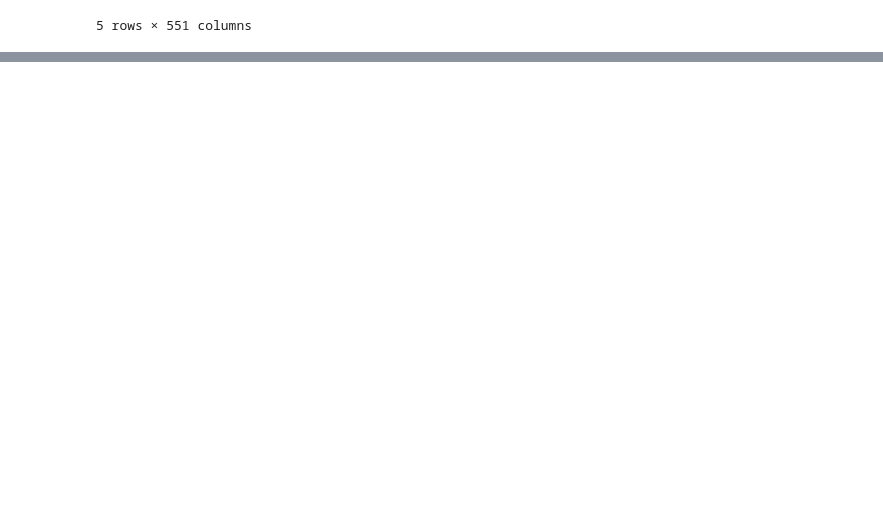
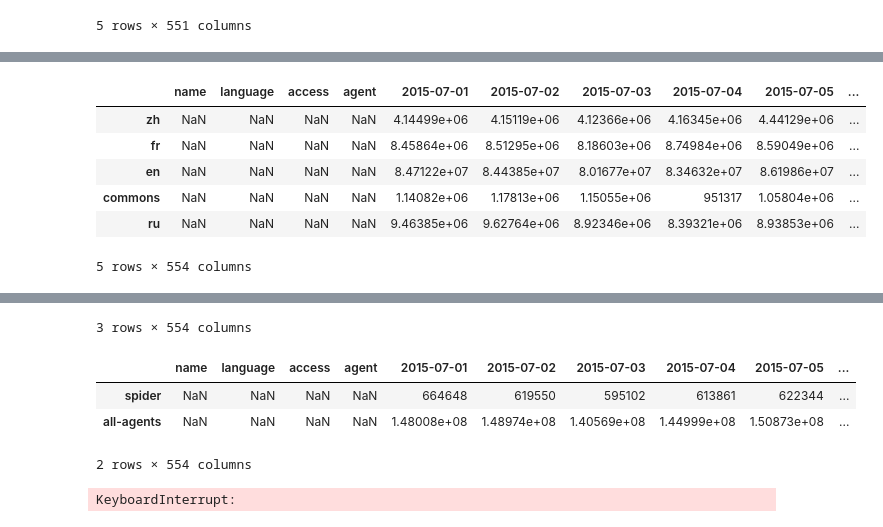
Before and after one commit to marcosscarpim/INF_0619_Final, a Jupyter notebook: data_analysis.ipynb, the cells around one changed output, grey strips where cells are left out. Cells and saved outputs as stored; diff of their text form; code cells hidden in the pictures; blank space fills up the shorter version.

```diff
--- a/data_analysis.ipynb
+++ b/data_analysis.ipynb
@@ -39,3 +39,50 @@ data.head()
 | 3 | 4minute | zh | all-access | spider | 35.0 | 13.0 | 10.0 | 94.0 | 4.0 | ... |
 | 4 | 52_Hz_I_Love_You | zh | all-access | spider | 0.0 | 0.0 | 0.0 | 0.0 | 0.0 | ... |
 5 rows × 554 columns
+# %%
+# helper functions
+def sumAllRows(df, row_name):
+    columns = list(df.columns.values)
+    sum_rows = pd.DataFrame(columns=columns)
+    for column in columns:
+        if all(type(x) is not str for x in df[column]):
+            sum_rows.at[row_name, column] = df[column].sum()
+    return sum_rows
+# %%
+# get dataset sum by language
+columns = list(data.columns.values)
+use_by_language = pd.DataFrame(columns=columns)
+languages = data.language.unique()
+for language in languages:
+    usage = data[data.language == language]
+    use_by_language = use_by_language.append(sumAllRows(usage, language))
+
+display(use_by_language.head())
+
+# get dataset sum by access
+columns = list(data.columns.values)
+use_by_access = pd.DataFrame(columns=columns)
+accesses = data.access.unique()
+for access in accesses:
+    usage = data[data.access == access]
+    use_by_access = use_by_access.append(sumAllRows(usage, access))
+
+display(use_by_access.head())
+
+# get dataset sum by agent
+columns = list(data.columns.values)
+use_by_agent = pd.DataFrame(columns=columns)
+agents = data.agent.unique()
+for agent in agents:
+    usage = data[data.agent == agent]
+    use_by_agent = use_by_agent.append(sumAllRows(usage, agent))
+
+display(use_by_agent.head())
+# %% [output]
+|  | name | language | access | agent | 2015-07-01 | 2015-07-02 | 2015-07-03 | 2015-07-04 | 2015-07-05 | ... |
+| zh | NaN | NaN | NaN | NaN | 4.14499e+06 | 4.15119e+06 | 4.12366e+06 | 4.16345e+06 | 4.44129e+06 | ... |
+| fr | NaN | NaN | NaN | NaN | 8.45864e+06 | 8.51295e+06 | 8.18603e+06 | 8.74984e+06 | 8.59049e+06 | ... |
+| en | NaN | NaN | NaN | NaN | 8.47122e+07 | 8.44385e+07 | 8.01677e+07 | 8.34632e+07 | 8.61986e+07 | ... |
+| commons | NaN | NaN | NaN | NaN | 1.14082e+06 | 1.17813e+06 | 1.15055e+06 | 951317 | 1.05804e+06 | ... |
+| ru | NaN | NaN | NaN | NaN | 9.46385e+06 | 9.62764e+06 | 8.92346e+06 | 8.39321e+06 | 8.93853e+06 | ... |
+5 rows × 554 columns
@@ -41,0 +93,6 @@ data.head()
+3 rows × 554 columns
+|  | name | language | access | agent | 2015-07-01 | 2015-07-02 | 2015-07-03 | 2015-07-04 | 2015-07-05 | ... |
+| spider | NaN | NaN | NaN | NaN | 664648 | 619550 | 595102 | 613861 | 622344 | ... |
+| all-agents | NaN | NaN | NaN | NaN | 1.48008e+08 | 1.48974e+08 | 1.40569e+08 | 1.44999e+08 | 1.50873e+08 | ... |
+2 rows × 554 columns
+KeyboardInterrupt:
```
Also changed, not shown: parts of 3 cells of this notebook.
